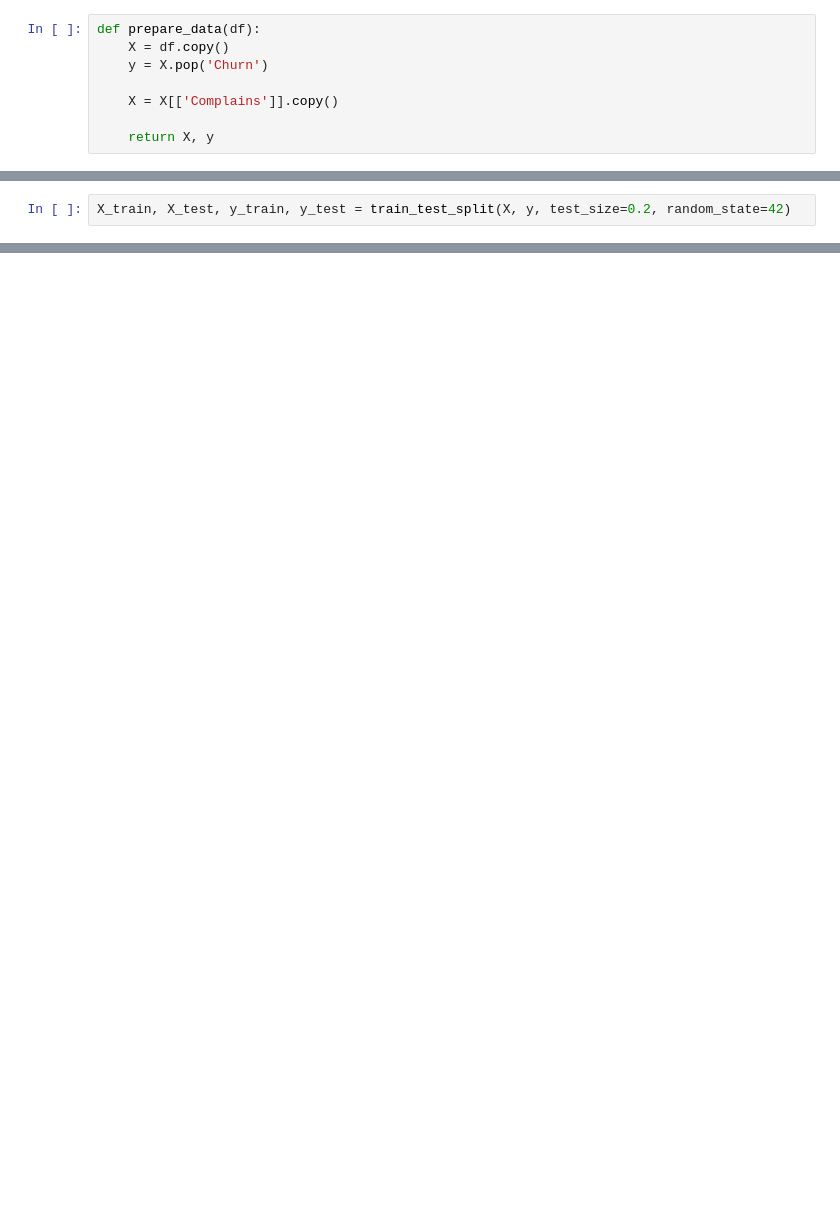
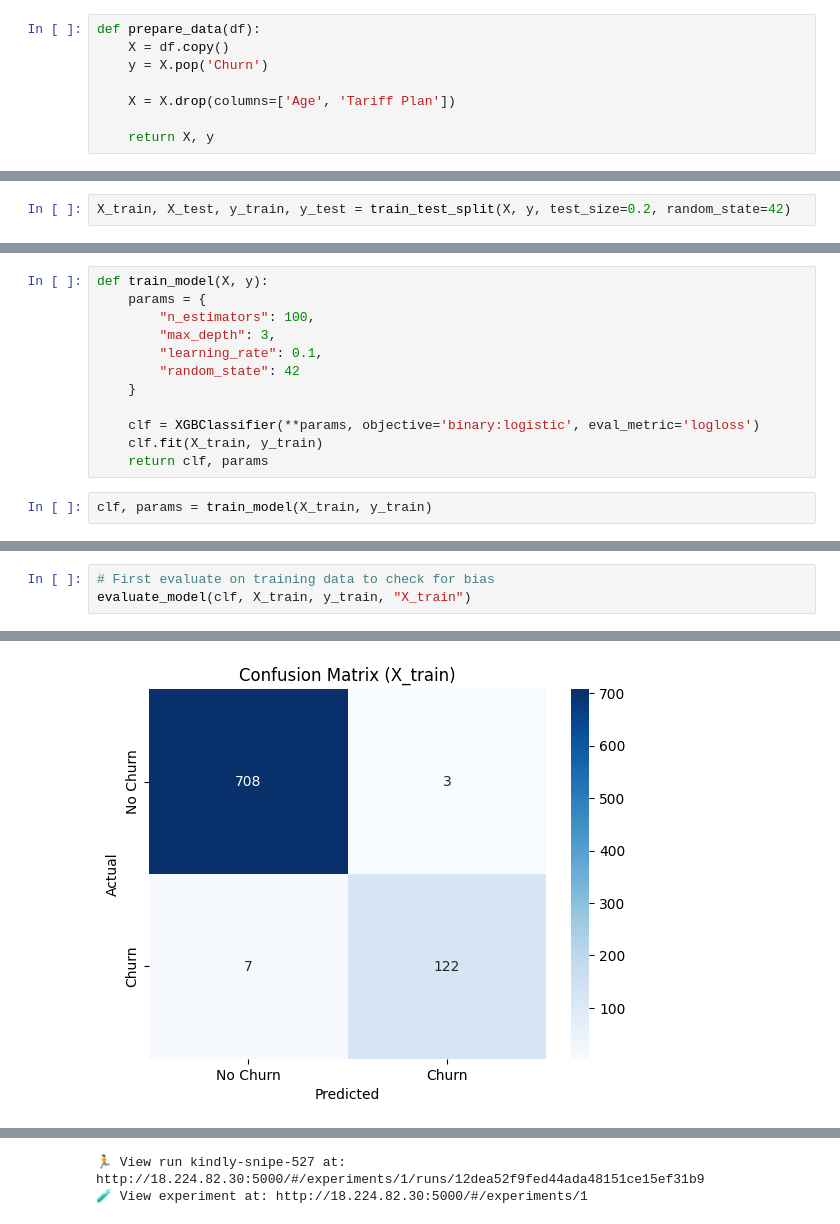
Before and after one commit to paultongyoo/churn-model-evaluation-platform, a Jupyter notebook: customer_churn.ipynb, the cells around one changed output, grey strips where cells are left out. Drawn from its saved outputs; the diff is of its cells as text; blank space fills up the shorter version.

```diff
--- a/customer_churn.ipynb
+++ b/customer_churn.ipynb
@@ -90,7 +83,7 @@ def prepare_data(df):
     X = df.copy()
     y = X.pop('Churn')
 
-    X = X[['Complains']].copy()
+    X = X.drop(columns=['Age', 'Tariff Plan'])
 
     return X, y
 # %%
@@ -108 +101,15 @@ X_train.shape, X_test.shape, y_train.shape, y_test.shape
+# %%
+def train_model(X, y):
+    params = {
+        "n_estimators": 100,
+        "max_depth": 3,
+        "learning_rate": 0.1,
+        "random_state": 42
+    }
+
+    clf = XGBClassifier(**params, objective='binary:logistic', eval_metric='logloss')
+    clf.fit(X_train, y_train)
+    return clf, params
+# %%
+clf, params = train_model(X_train, y_train)
 # %%
@@ -168,0 +174,4 @@ ModuleNotFoundError: No module named 'boto3'
+# %%
+# First evaluate on training data to check for bias
+evaluate_model(clf, X_train, y_train, "X_train")
+# %% [output]
@@ -168,0 +195 @@ ModuleNotFoundError: No module named 'boto3'
+[figure, added]
@@ -168,0 +197,2 @@ ModuleNotFoundError: No module named 'boto3'
+🏃 View run kindly-snipe-527 at: http://18.224.82.30:5000/#/experiments/1/runs/12dea52f9fed44ada48151ce15ef31b9
+🧪 View experiment at: http://18.224.82.30:5000/#/experiments/1
```
Also changed, not shown: parts of 8 cells of this notebook, 4 other files.
